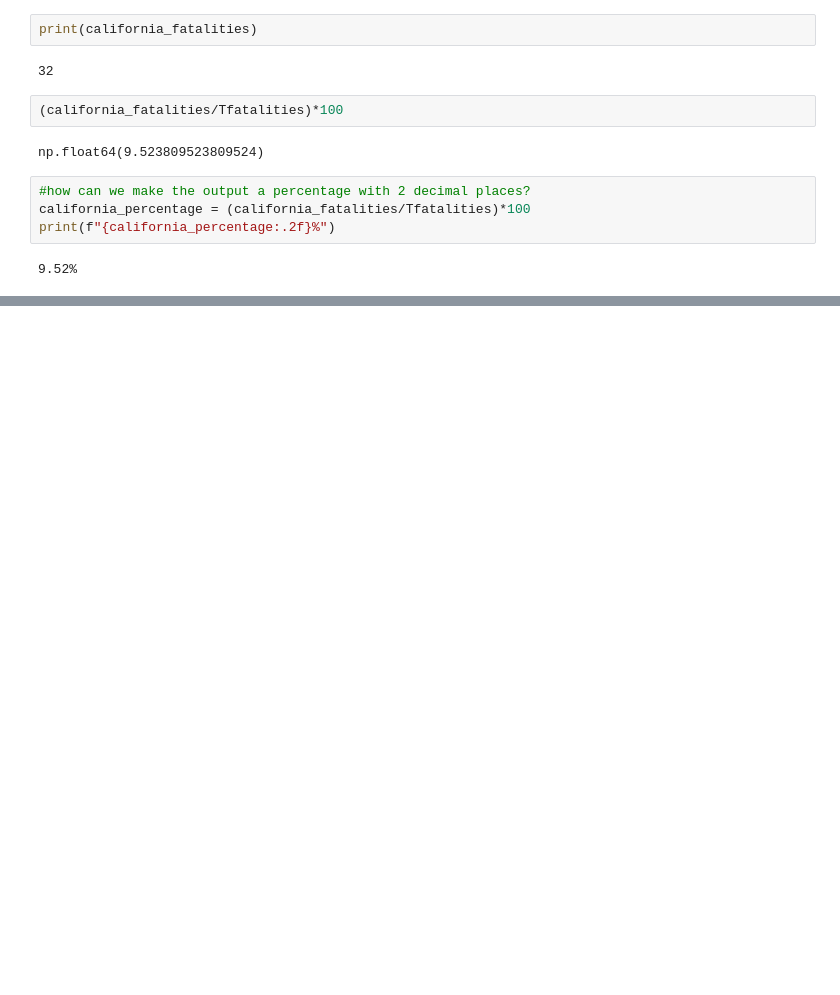
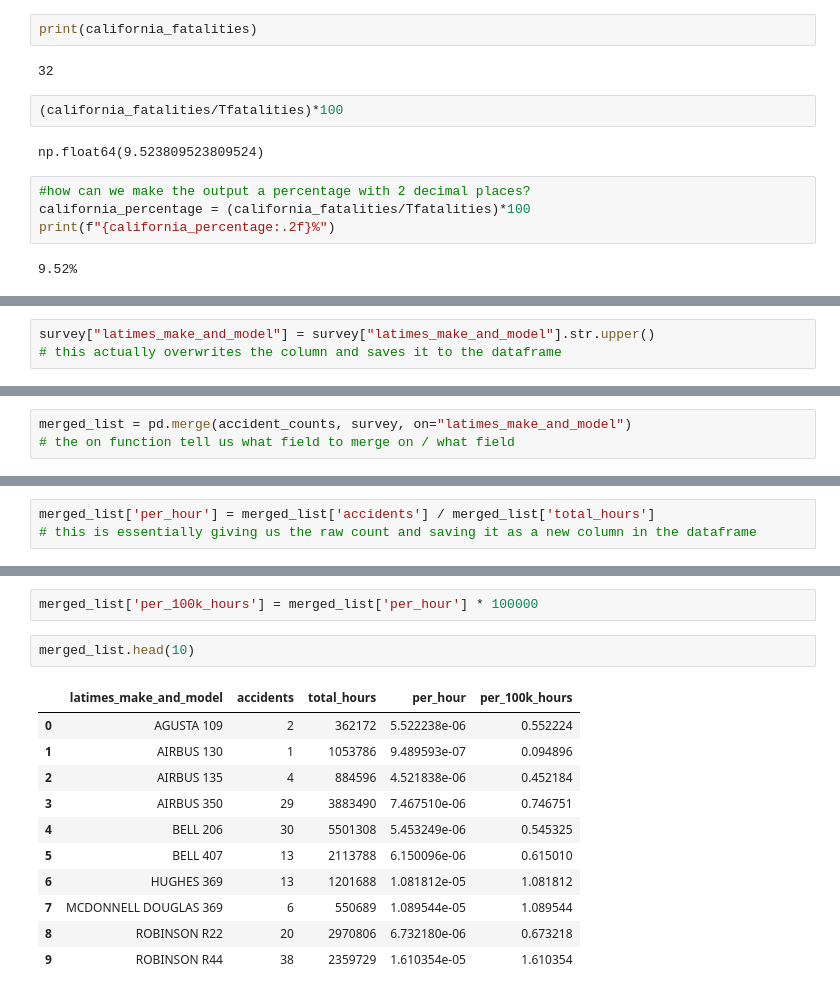
Before and after one commit to katbeard/first-python-notebook, a Jupyter notebook: first_python_nb.ipynb, the cells around one changed output, grey strips where cells are left out. Cells and saved outputs as stored; diff of their text form; blank space fills up the shorter version.

```diff
--- a/first_python_nb.ipynb
+++ b/first_python_nb.ipynb
@@ -562,0 +765,3 @@ print(f"{california_percentage:.2f}%")
+# %%
+survey["latimes_make_and_model"] = survey["latimes_make_and_model"].str.upper()
+# this actually overwrites the column and saves it to the dataframe
@@ -562,0 +784,3 @@ print(f"{california_percentage:.2f}%")
+# %%
+merged_list = pd.merge(accident_counts, survey, on="latimes_make_and_model")
+# the on function tell us what field to merge on / what field
@@ -562,0 +871,3 @@ print(f"{california_percentage:.2f}%")
+# %%
+merged_list['per_hour'] = merged_list['accidents'] / merged_list['total_hours']
+# this is essentially giving us the raw count and saving it as a new column in the dataframe
@@ -562,0 +906,16 @@ print(f"{california_percentage:.2f}%")
+# %%
+merged_list['per_100k_hours'] = merged_list['per_hour'] * 100000
+# %%
+merged_list.head(10)
+# %% [output]
+|  | latimes_make_and_model | accidents | total_hours | per_hour | per_100k_hours |
+| 0 | AGUSTA 109 | 2 | 362172 | 5.522238e-06 | 0.552224 |
+| 1 | AIRBUS 130 | 1 | 1053786 | 9.489593e-07 | 0.094896 |
+| 2 | AIRBUS 135 | 4 | 884596 | 4.521838e-06 | 0.452184 |
+| 3 | AIRBUS 350 | 29 | 3883490 | 7.467510e-06 | 0.746751 |
+| 4 | BELL 206 | 30 | 5501308 | 5.453249e-06 | 0.545325 |
+| 5 | BELL 407 | 13 | 2113788 | 6.150096e-06 | 0.615010 |
+| 6 | HUGHES 369 | 13 | 1201688 | 1.081812e-05 | 1.081812 |
+| 7 | MCDONNELL DOUGLAS 369 | 6 | 550689 | 1.089544e-05 | 1.089544 |
+| 8 | ROBINSON R22 | 20 | 2970806 | 6.732180e-06 | 0.673218 |
+| 9 | ROBINSON R44 | 38 | 2359729 | 1.610354e-05 | 1.610354 |
```
Also changed, not shown: parts of 43 cells of this notebook.
